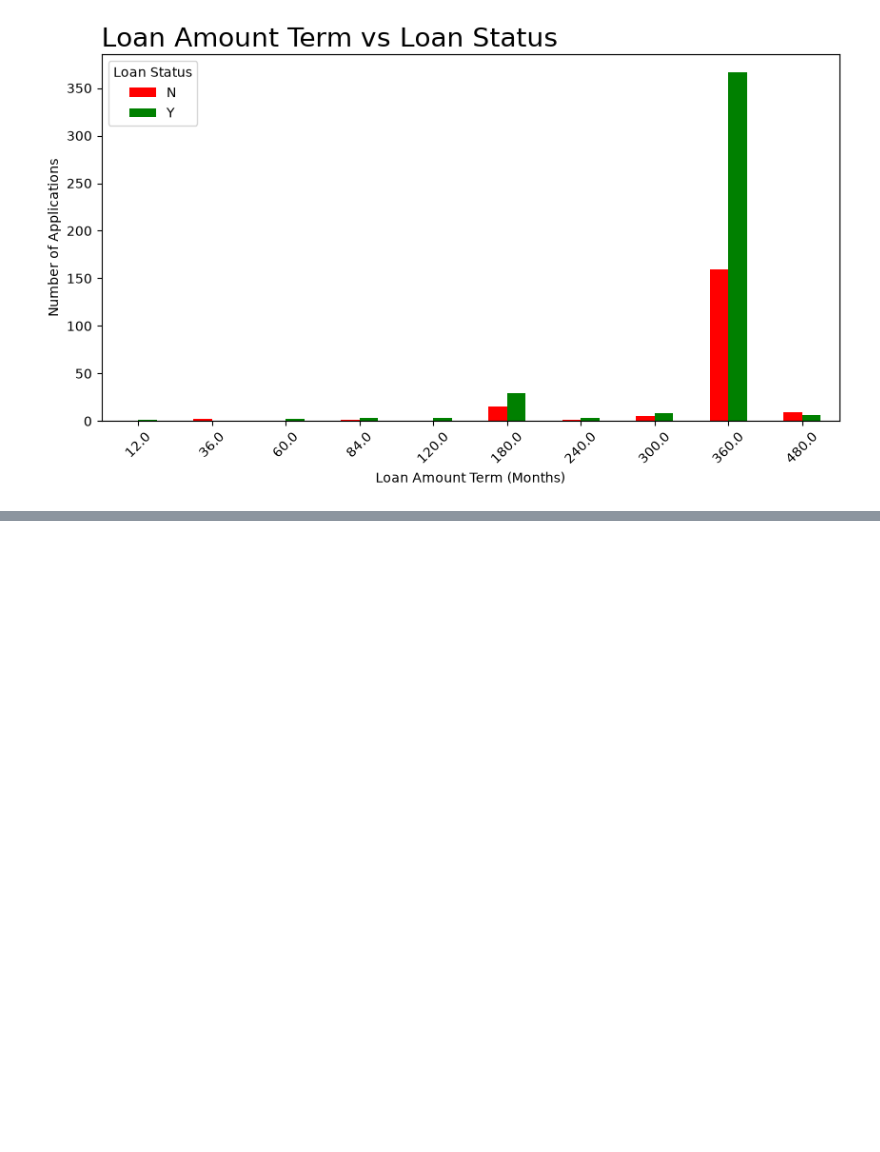
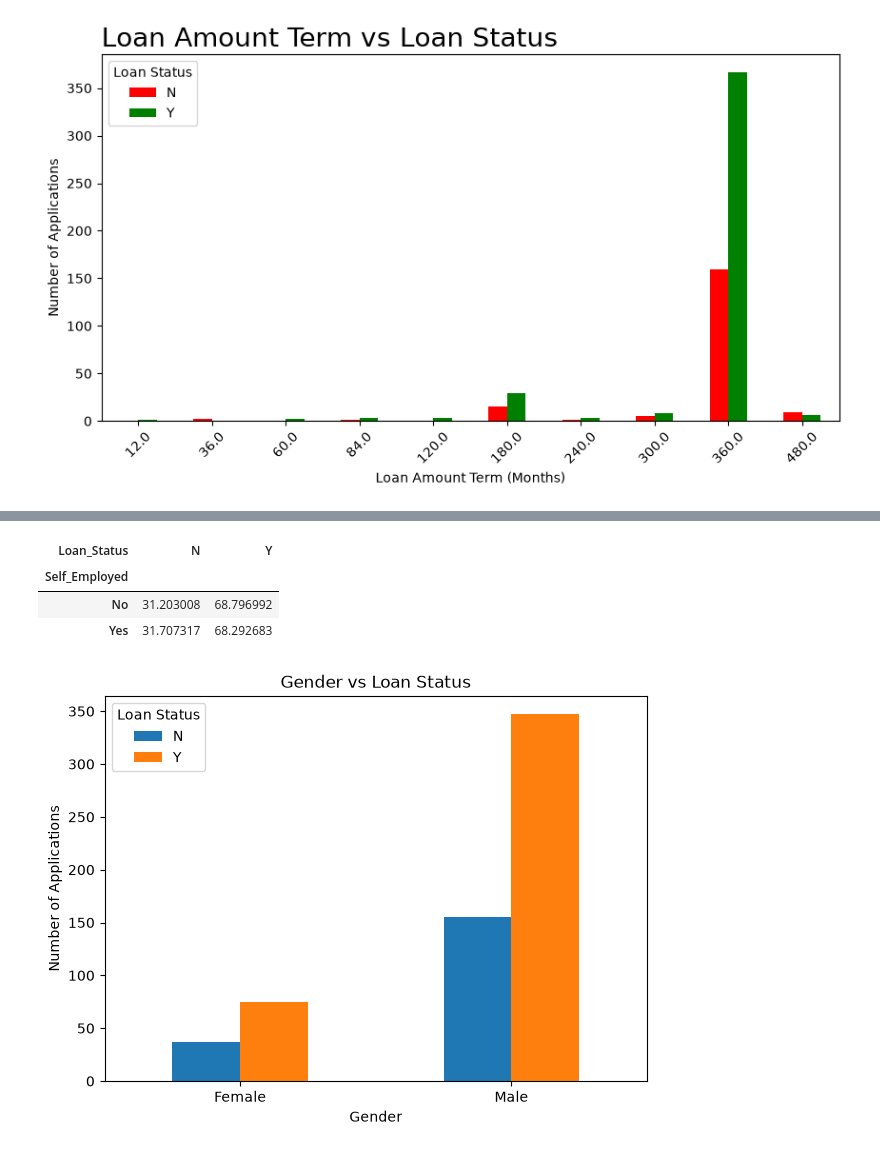
Before and after one commit to phixzas/loan-application, a Jupyter notebook: Notebook/Loan.ipynb, the cells around one changed output, grey strips where cells are left out. Cells and saved outputs as stored; diff of their text form; code cells hidden in the pictures; blank space fills up the shorter version.

```diff
--- a/Notebook/Loan.ipynb
+++ b/Notebook/Loan.ipynb
@@ -1381,0 +1397,28 @@ plt.show()
+# %%
+pd.crosstab(
+    df['Self_Employed'],
+    df['Loan_Status'],
+    normalize='index'
+) * 100
+# %% [output]
+| Loan_Status | N | Y |
+| Self_Employed |  |  |
+| No | 31.203008 | 68.796992 |
+| Yes | 31.707317 | 68.292683 |
+# %%
+gender_status = pd.crosstab(df['Gender'], df['Loan_Status'])
+
+gender_status.plot(
+    kind='bar',
+    figsize=(7, 5)
+)
+
+plt.title('Gender vs Loan Status')
+plt.xlabel('Gender')
+plt.ylabel('Number of Applications')
+plt.xticks(rotation=0)
+plt.legend(title='Loan Status')
+
+plt.show()
+# %% [output]
+[figure, added]
```
Also changed, not shown: parts of 8 cells of this notebook, 15 other files.
